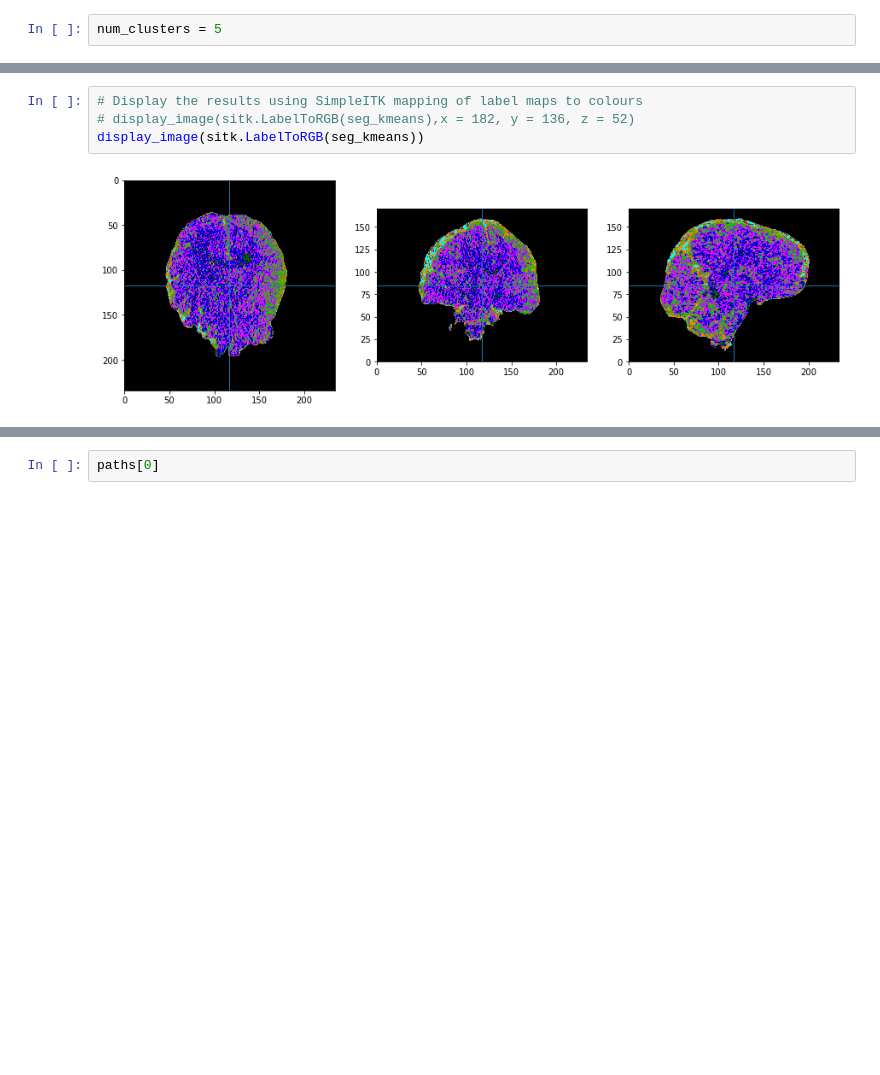
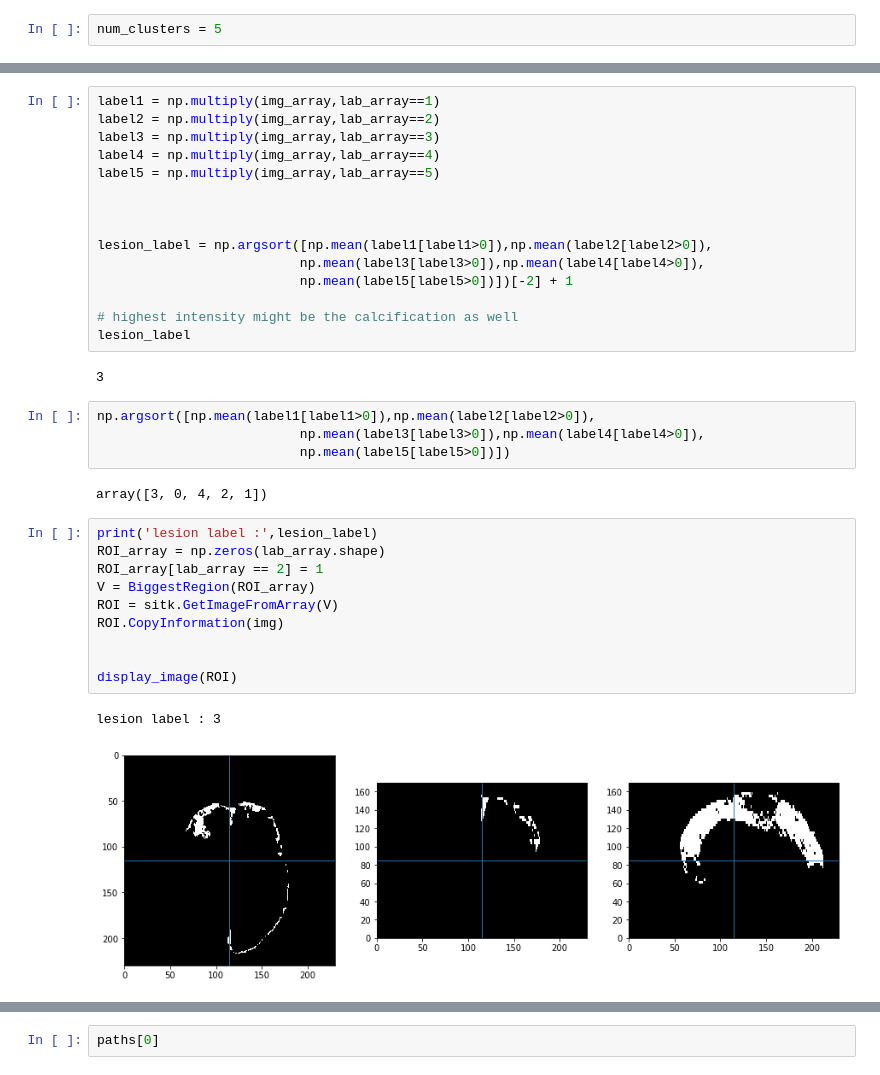
Before and after one commit to fair77637/DC_Imaging, a Jupyter notebook: Clustering_Segmentation.ipynb, the cells around one changed output, grey strips where cells are left out. Cells and saved outputs as stored; diff of their text form; blank space fills up the shorter version.

```diff
--- a/Clustering_Segmentation.ipynb
+++ b/Clustering_Segmentation.ipynb
@@ -268,6 +264,36 @@ seg_kmeans.CopyInformation(img)
-# %%
-# Display the results using SimpleITK mapping of label maps to colours
-# display_image(sitk.LabelToRGB(seg_kmeans),x = 182, y = 136, z = 52)
-display_image(sitk.LabelToRGB(seg_kmeans))
-# %% [output]
-[figure, removed]
+# %%
+label1 = np.multiply(img_array,lab_array==1)
+label2 = np.multiply(img_array,lab_array==2)
+label3 = np.multiply(img_array,lab_array==3)
+label4 = np.multiply(img_array,lab_array==4)
+label5 = np.multiply(img_array,lab_array==5)
+
+
+
+lesion_label = np.argsort([np.mean(label1[label1>0]),np.mean(label2[label2>0]),
+                          np.mean(label3[label3>0]),np.mean(label4[label4>0]),
+                          np.mean(label5[label5>0])])[-2] + 1
+
+# highest intensity might be the calcification as well
+lesion_label
+# %% [output]
+3
+# %%
+np.argsort([np.mean(label1[label1>0]),np.mean(label2[label2>0]),
+                          np.mean(label3[label3>0]),np.mean(label4[label4>0]),
+                          np.mean(label5[label5>0])])
+# %% [output]
+array([3, 0, 4, 2, 1])
+# %%
+print('lesion label :',lesion_label)
+ROI_array = np.zeros(lab_array.shape)
+ROI_array[lab_array == 2] = 1
+V = BiggestRegion(ROI_array)
+ROI = sitk.GetImageFromArray(V)
+ROI.CopyInformation(img)
+
+
+display_image(ROI)
+# %% [output]
+lesion label : 3
+[figure, added]
```
Also changed, not shown: parts of 10 cells of this notebook, 39 other files.
